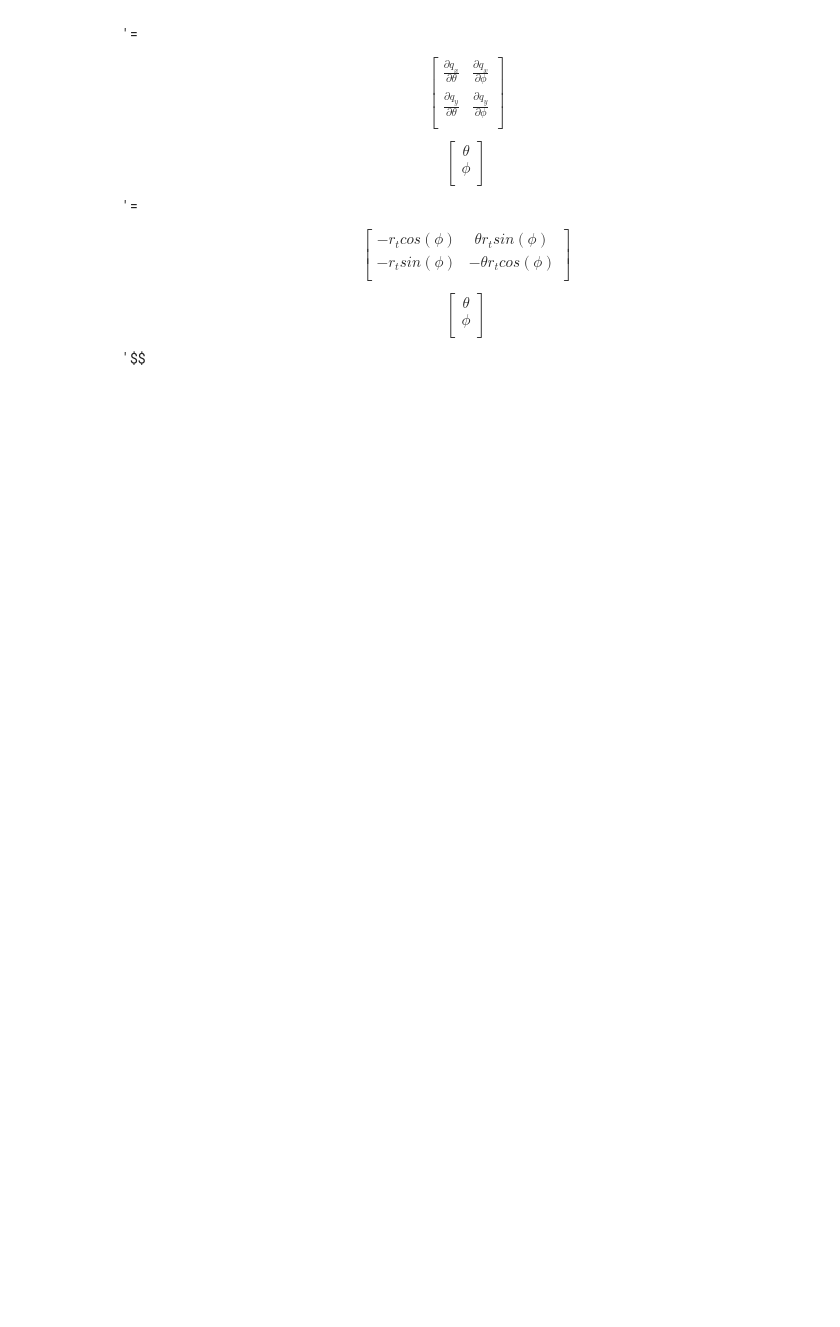
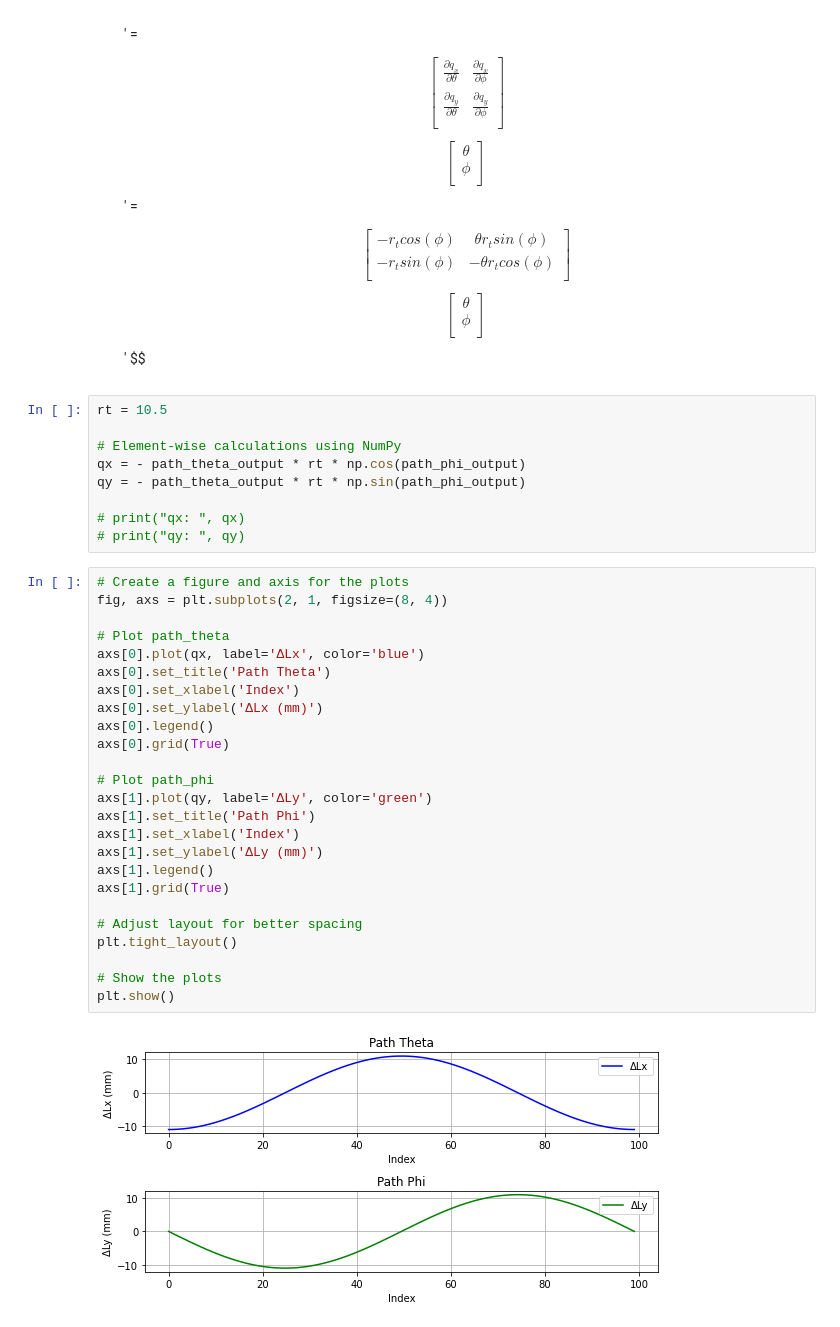
Before and after one commit to ValenQiu/CCR, a Jupyter notebook: Code/SImulation/IK.ipynb, the cells around one changed output. Drawn from its saved outputs; the diff is of its cells as text; blank space fills up the shorter version.

```diff
--- a/Code/SImulation/IK.ipynb
+++ b/Code/SImulation/IK.ipynb
@@ -399,3 +412,39 @@ plt.show()
 
     \begin{bmatrix} \theta \\ \phi \\ \end{bmatrix}'
     $$
+# %%
+rt = 10.5
+
+# Element-wise calculations using NumPy
+qx = - path_theta_output * rt * np.cos(path_phi_output)
+qy = - path_theta_output * rt * np.sin(path_phi_output)
+
+# print("qx: ", qx)
+# print("qy: ", qy)
+# %%
+# Create a figure and axis for the plots
+fig, axs = plt.subplots(2, 1, figsize=(8, 4))
+
+# Plot path_theta
+axs[0].plot(qx, label='ΔLx', color='blue')
+axs[0].set_title('Path Theta')
+axs[0].set_xlabel('Index')
+axs[0].set_ylabel('ΔLx (mm)')
+axs[0].legend()
+axs[0].grid(True)
+
+# Plot path_phi
+axs[1].plot(qy, label='ΔLy', color='green')
+axs[1].set_title('Path Phi')
+axs[1].set_xlabel('Index')
+axs[1].set_ylabel('ΔLy (mm)')
+axs[1].legend()
+axs[1].grid(True)
+
+# Adjust layout for better spacing
+plt.tight_layout()
+
+# Show the plots
+plt.show()
+# %% [output]
+[figure, added]
```
Also changed, not shown: parts of 18 cells of this notebook, 1 other file.
